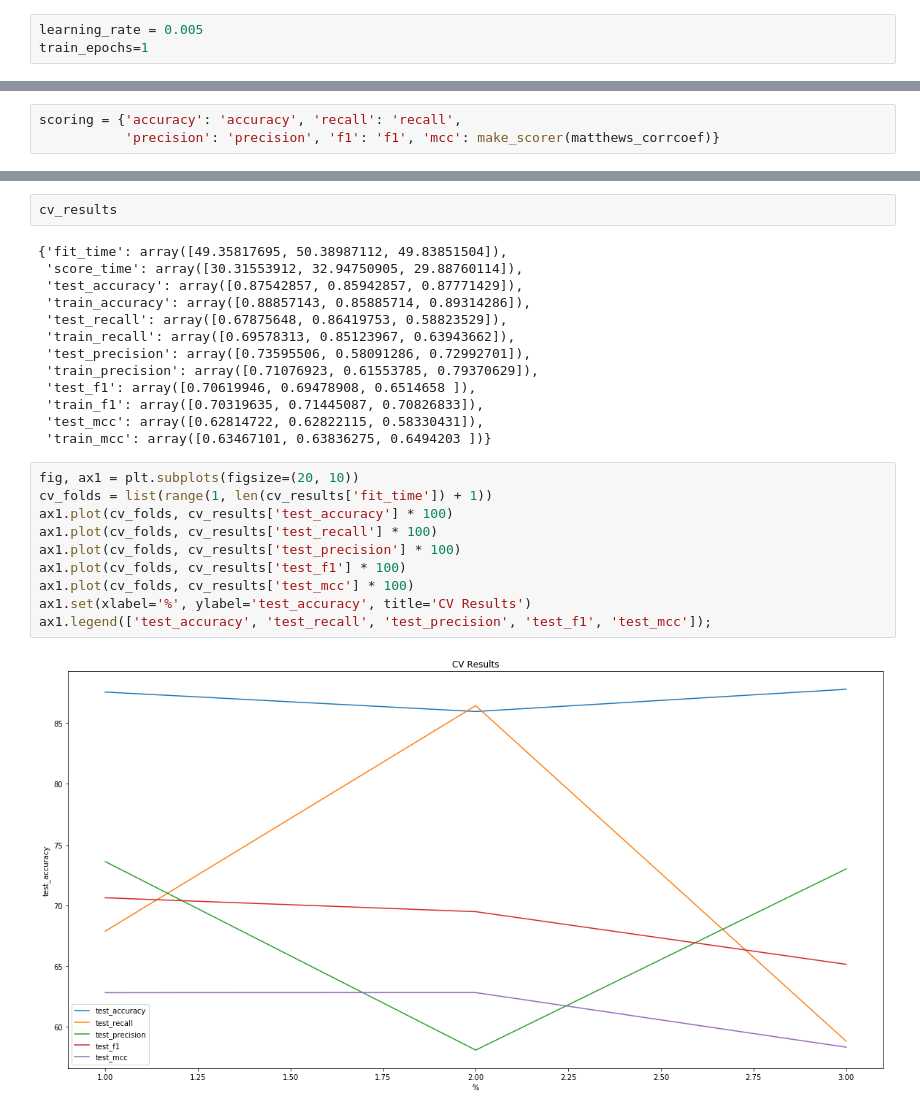
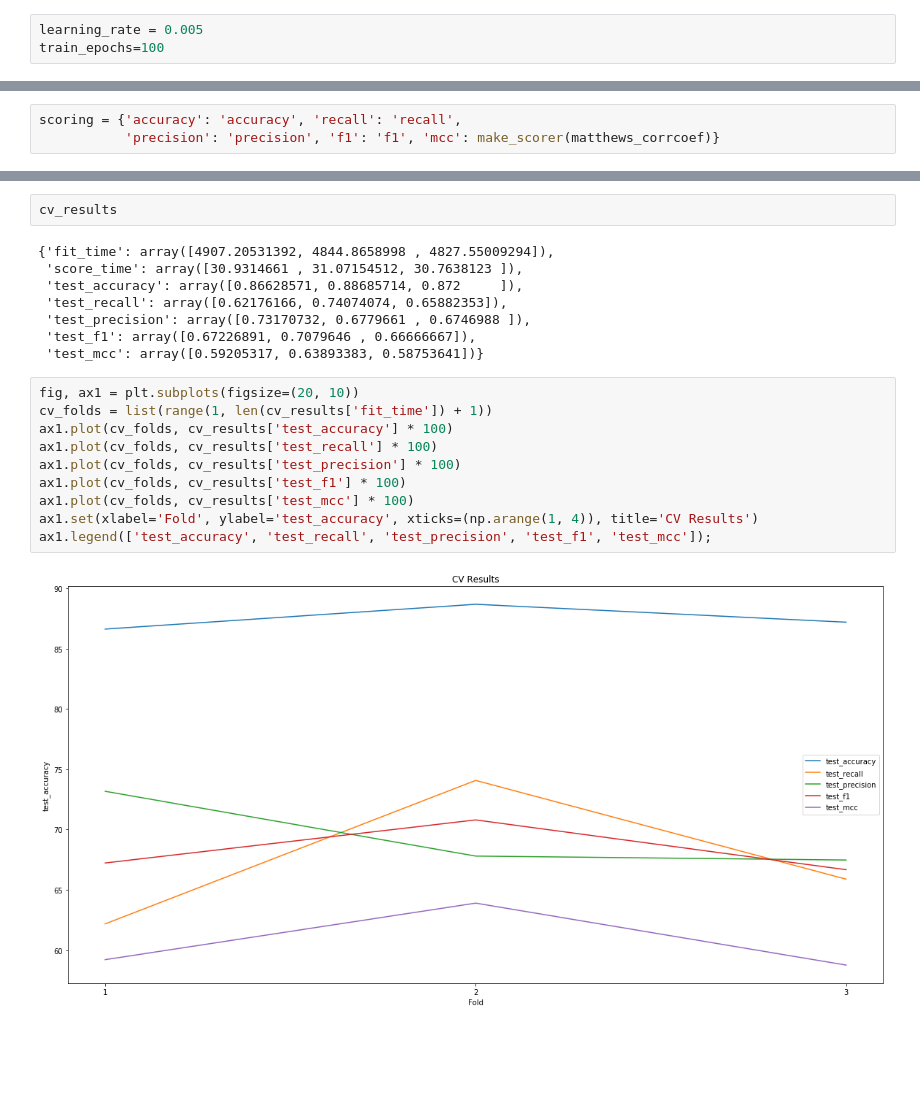
Before and after one commit to yfauser/capstone-project, a Jupyter notebook: Convolutional Neural Network 2D with Spectograms.ipynb, the cells around one changed output, grey strips where cells are left out. Drawn from its saved outputs; the diff is of its cells as text; blank space fills up the shorter version.

Commit message:
Latest training results

```diff
--- a/Convolutional Neural Network 2D with Spectograms.ipynb
+++ b/Convolutional Neural Network 2D with Spectograms.ipynb
@@ -38,7 +38,7 @@ def paths_to_tensor(img_paths):
 train_tensors = paths_to_tensor(train_files).astype('float32')/255
 # %%
 learning_rate = 0.005
-train_epochs=1
+train_epochs=100
 # %%
 def cnn_model():
     # Define the network
@@ -119,27 +119,22 @@ Epoch 1/1
 # %%
 cv_results
 # %% [output]
-{'fit_time': array([49.35817695, 50.38987112, 49.83851504]),
- 'score_time': array([30.31553912, 32.94750905, 29.88760114]),
- 'test_accuracy': array([0.87542857, 0.85942857, 0.87771429]),
- 'train_accuracy': array([0.88857143, 0.85885714, 0.89314286]),
- 'test_recall': array([0.67875648, 0.86419753, 0.58823529]),
- 'train_recall': array([0.69578313, 0.85123967, 0.63943662]),
- 'test_precision': array([0.73595506, 0.58091286, 0.72992701]),
- 'train_precision': array([0.71076923, 0.61553785, 0.79370629]),
- 'test_f1': array([0.70619946, 0.69478908, 0.6514658 ]),
- 'train_f1': array([0.70319635, 0.71445087, 0.70826833]),
- 'test_mcc': array([0.62814722, 0.62822115, 0.58330431]),
- 'train_mcc': array([0.63467101, 0.63836275, 0.6494203 ])}
+{'fit_time': array([4907.20531392, 4844.8658998 , 4827.55009294]),
+ 'score_time': array([30.9314661 , 31.07154512, 30.7638123 ]),
+ 'test_accuracy': array([0.86628571, 0.88685714, 0.872     ]),
+ 'test_recall': array([0.62176166, 0.74074074, 0.65882353]),
+ 'test_precision': array([0.73170732, 0.6779661 , 0.6746988 ]),
+ 'test_f1': array([0.67226891, 0.7079646 , 0.66666667]),
+ 'test_mcc': array([0.59205317, 0.63893383, 0.58753641])}
 # %%
 fig, ax1 = plt.subplots(figsize=(20, 10))
 cv_folds = list(range(1, len(cv_results['fit_time']) + 1))
 ax1.plot(cv_folds, cv_results['test_accuracy'] * 100)
 ax1.plot(cv_folds, cv_results['test_recall'] * 100)
 ax1.plot(cv_folds, cv_results['test_precision'] * 100)
 ax1.plot(cv_folds, cv_results['test_f1'] * 100)
 ax1.plot(cv_folds, cv_results['test_mcc'] * 100)
-ax1.set(xlabel='%', ylabel='test_accuracy', title='CV Results')
+ax1.set(xlabel='Fold', ylabel='test_accuracy', xticks=(np.arange(1, 4)), title='CV Results')
 ax1.legend(['test_accuracy', 'test_recall', 'test_precision', 'test_f1', 'test_mcc']);
 # %% [output]
-[figure, old version]
+[figure, new version]
```
Also changed, not shown: parts of 1 cell of this notebook.
